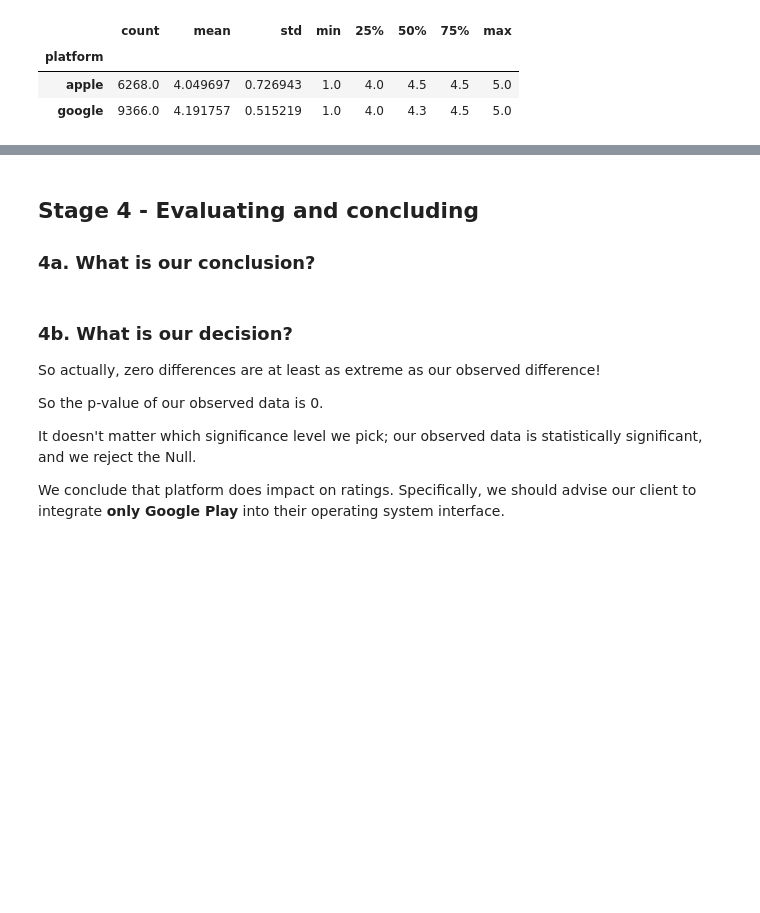
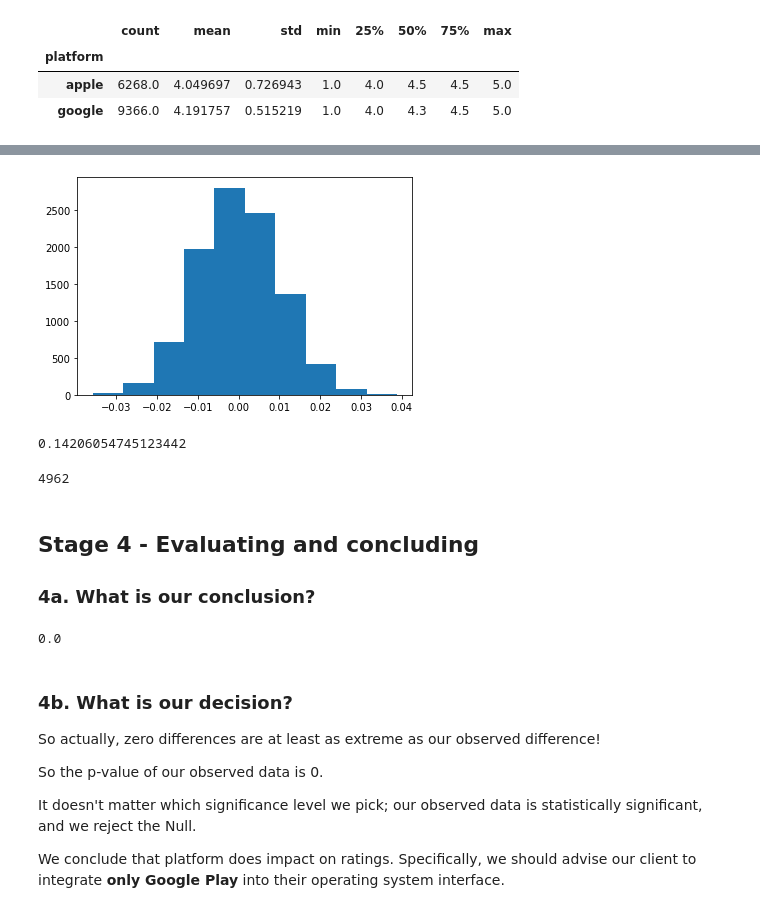
Before and after one commit to ellerybledsoe/Springboard, a Jupyter notebook: Springboard Apps project - Tier 3 - Complete.ipynb, the cells around one changed output, grey strips where cells are left out. Saved outputs shown, nothing was run; the diff lists cells and outputs as text; code cells hidden in the pictures; blank space fills up the shorter version.

```diff
--- a/Springboard Apps project - Tier 3 - Complete.ipynb
+++ b/Springboard Apps project - Tier 3 - Complete.ipynb
@@ -488,4 +490,6 @@ difference = []
 # Now make a for loop that does the following 10,000 times:
 # 1. makes a permutation of the 'Rating' as you did above
 # 2. calculates the difference in the mean rating for apple and the mean rating for google.
-_ _ _
+for  i in range(10000):
+    df['Permutation1'] = np.random.permutation(df['Rating'])
+    difference.append((df.groupby(by=['platform'])['Permutation1'].mean())[1]-(df.groupby(by=['platform'])['Permutation1'].mean())[0])
@@ -492,15 +500,24 @@ _ _ _
 # %%
 # Make a variable called 'histo', and assign to it the result of plotting a histogram of the difference list.
-_ _ _
+histo = plt.hist(difference)
+histo;
+# %% [output]
+[figure, added]
 # %%
 # Now make a variable called obs_difference, and assign it the result of the mean of our 'apple' variable and the mean of our 'google variable'
-_ _ _
+obs_difference = np.mean(apple) - np.mean(google)
 
 # Make this difference absolute with the built-in abs() function.
-_ _ _
+obs_difference = abs(obs_difference)
 
 # Print out this value; it should be 0.1420605474512291.
-_ _ _
+print(obs_difference)
+# %% [output]
+0.14206054745123442
+# %%
+np.sum(np.array(difference)>=obs_difference)
+# %% [output]
+4962
 # %% [markdown]
 ## Stage 4 -  Evaluating and concluding
 ### 4a. What is our conclusion?
@@ -514,7 +531,9 @@ As a result, we're going to count how many of the differences in our difference
 
 If less than or equal to 5% of them are, then we will reject the Null.
 '''
-_ _ _
+np.sum(np.array(difference)>=obs_difference)/len(difference)
+# %% [output]
+0.0
 # %% [markdown]
 ### 4b. What is our decision?
 So actually, zero differences are at least as extreme as our observed difference!
```
Also changed, not shown: parts of 2 cells of this notebook.
